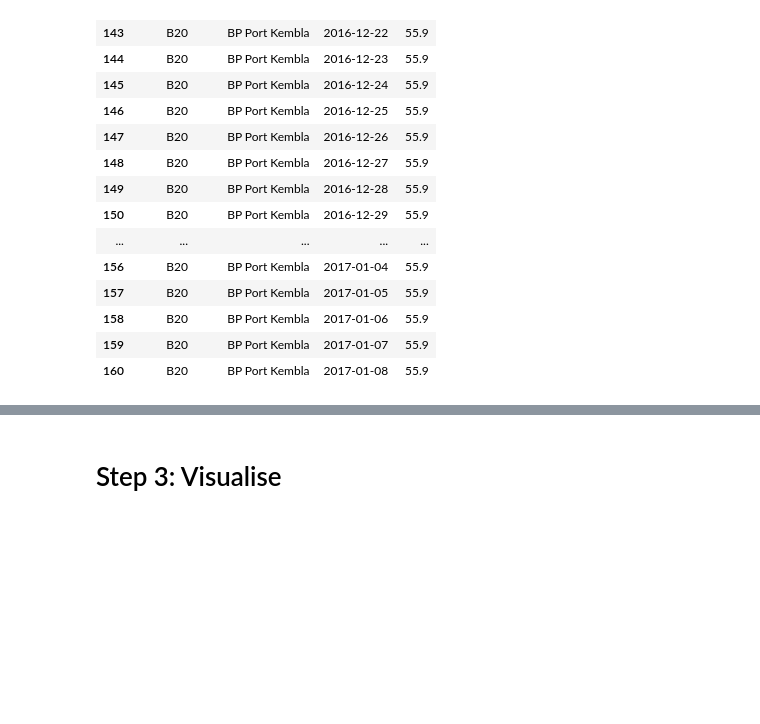
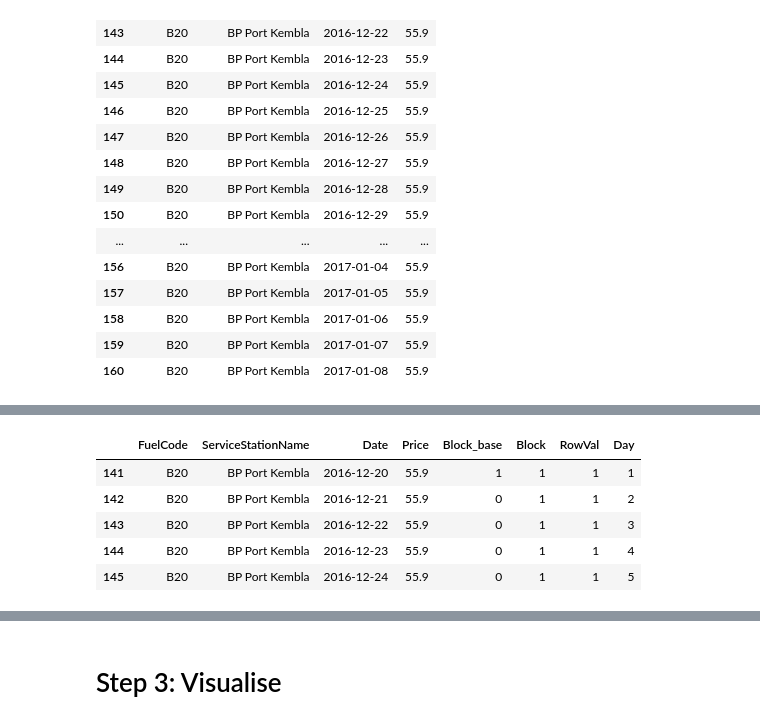
Before and after one commit to d4dsyd/p-nsw-fuel-prices, a Jupyter notebook: notebooks/2. Exploratory Data Analysis.ipynb, the cells around one changed output, grey strips where cells are left out. Saved outputs shown, nothing was run; the diff lists cells and outputs as text; code cells hidden in the pictures; blank space fills up the shorter version.

Commit message:
fix for stationary data

```diff
--- a/notebooks/2. Exploratory Data Analysis.ipynb
+++ b/notebooks/2. Exploratory Data Analysis.ipynb
@@ -168,0 +174,22 @@ daily_pricing.head(20)
+# %%
+daily_pricing_blocked = daily_pricing.copy()
+
+# if the price has changed since the last record, flag with a 1, otherwise 0
+daily_pricing_blocked['Block_base'] = (daily_pricing_blocked['Price'] != daily_pricing_blocked['Price'].shift(1)).astype(int)
+
+# for each combination, calculate the cumulative sum of price changes as a 'price block'
+daily_pricing_blocked['Block'] = daily_pricing_blocked.groupby(['FuelCode','ServiceStationName'])['Block_base'].cumsum()
+
+daily_pricing_blocked['RowVal'] = 1
+
+# for each combination and price block, calculate the position of the current record (i.e. day 1, day 2 ... day N)
+daily_pricing_blocked['Day'] = daily_pricing_blocked.groupby(['FuelCode','ServiceStationName','Block'])['RowVal'].cumsum()
+
+daily_pricing_blocked.head()
+# %% [output]
+|  | FuelCode | ServiceStationName | Date | Price | Block_base | Block | RowVal | Day |
+| 141 | B20 | BP Port Kembla | 2016-12-20 | 55.9 | 1 | 1 | 1 | 1 |
+| 142 | B20 | BP Port Kembla | 2016-12-21 | 55.9 | 0 | 1 | 1 | 2 |
+| 143 | B20 | BP Port Kembla | 2016-12-22 | 55.9 | 0 | 1 | 1 | 3 |
+| 144 | B20 | BP Port Kembla | 2016-12-23 | 55.9 | 0 | 1 | 1 | 4 |
+| 145 | B20 | BP Port Kembla | 2016-12-24 | 55.9 | 0 | 1 | 1 | 5 |
```
Also changed, not shown: parts of 7 cells of this notebook, 1 other file.
